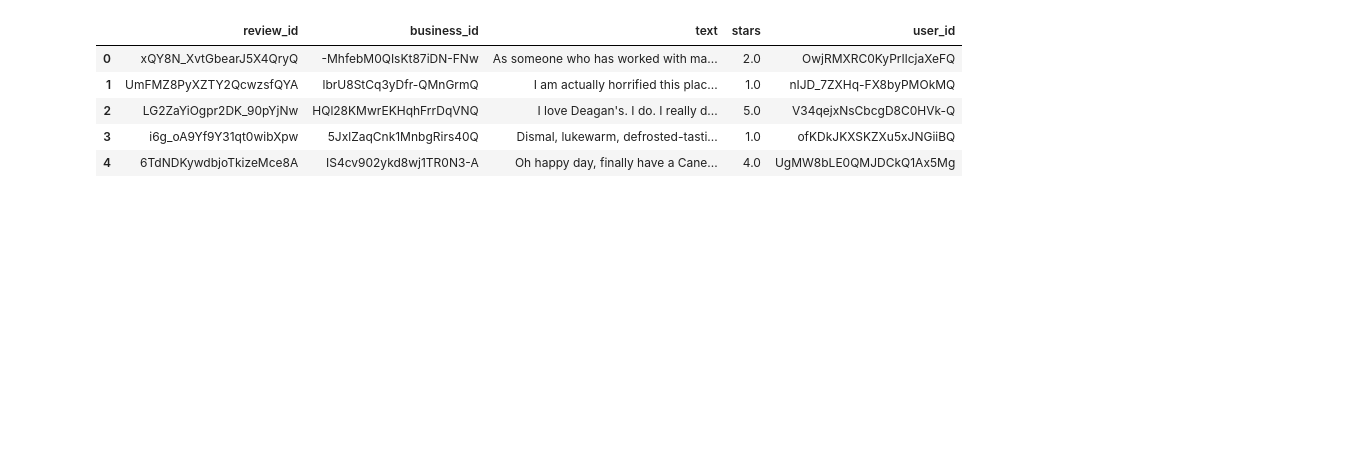
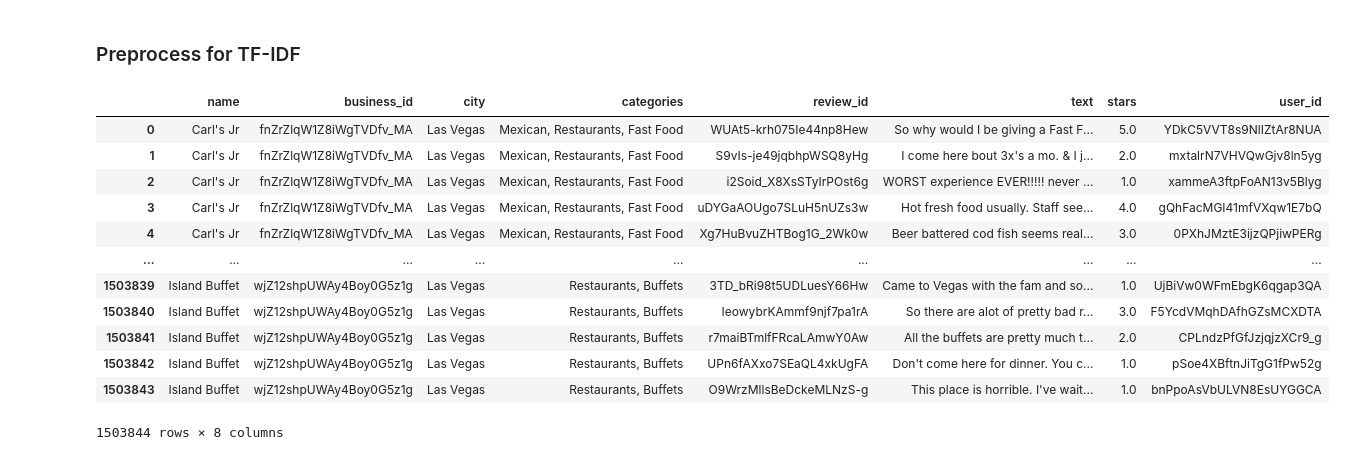
Before and after one commit to Lannnnnnn/LA-Restaurant-recommend, a Jupyter notebook: notebook/TF-IDF content-based recommendation.ipynb, the cells around one changed output. Saved outputs shown, nothing was run; the diff lists cells and outputs as text; code cells hidden in the pictures; blank space fills up the shorter version.

```diff
--- a/notebook/TF-IDF content-based recommendation.ipynb
+++ b/notebook/TF-IDF content-based recommendation.ipynb
@@ -8 +11,7 @@ import os
+# %%
+os.chdir('../')
+las_vegas = pd.read_csv('data/Las_Vegas_user_groupby_review.csv')
+las_vegas_all_reviews = pd.read_csv('data/Las_Vegas_review.csv')
+#reviews = pd.read_csv('data/reviews.csv')
+business = pd.read_csv('data/business.csv')
 # %%
@@ -11,9 +26,0 @@ review = pd.read_csv('data/reviews.csv')
-# %%
-review.head()
-# %% [output]
-|  | review_id | business_id | text | stars | user_id |
-| 0 | xQY8N_XvtGbearJ5X4QryQ | -MhfebM0QIsKt87iDN-FNw | As someone who has worked with ma... | 2.0 | OwjRMXRC0KyPrIlcjaXeFQ |
-| 1 | UmFMZ8PyXZTY2QcwzsfQYA | lbrU8StCq3yDfr-QMnGrmQ | I am actually horrified this plac... | 1.0 | nIJD_7ZXHq-FX8byPMOkMQ |
-| 2 | LG2ZaYiOgpr2DK_90pYjNw | HQl28KMwrEKHqhFrrDqVNQ | I love Deagan's. I do. I really d... | 5.0 | V34qejxNsCbcgD8C0HVk-Q |
-| 3 | i6g_oA9Yf9Y31qt0wibXpw | 5JxlZaqCnk1MnbgRirs40Q | Dismal, lukewarm, defrosted-tasti... | 1.0 | ofKDkJKXSKZXu5xJNGiiBQ |
-| 4 | 6TdNDKywdbjoTkizeMce8A | IS4cv902ykd8wj1TR0N3-A | Oh happy day, finally have a Cane... | 4.0 | UgMW8bLE0QMJDCkQ1Ax5Mg |
@@ -21,0 +36,18 @@ joined_user = review.groupby('user_id').agg(lambda column: ' '.join(column))
+# %% [markdown]
+### Preprocess for TF-IDF
+# %%
+las_vegas_all_reviews
+# %% [output]
+|  | name | business_id | city | categories | review_id | text | stars | user_id |
+| 0 | Carl's Jr | fnZrZlqW1Z8iWgTVDfv_MA | Las Vegas | Mexican, Restaurants, Fast Food | WUAt5-krh075Ie44np8Hew | So why would I be giving a Fast F... | 5.0 | YDkC5VVT8s9NlIZtAr8NUA |
+| 1 | Carl's Jr | fnZrZlqW1Z8iWgTVDfv_MA | Las Vegas | Mexican, Restaurants, Fast Food | S9vIs-je49jqbhpWSQ8yHg | I come here bout 3x's a mo. & I j... | 2.0 | mxtalrN7VHVQwGjv8ln5yg |
+| 2 | Carl's Jr | fnZrZlqW1Z8iWgTVDfv_MA | Las Vegas | Mexican, Restaurants, Fast Food | i2Soid_X8XsSTyIrPOst6g | WORST experience EVER!!!!! never ... | 1.0 | xammeA3ftpFoAN13v5Blyg |
+| 3 | Carl's Jr | fnZrZlqW1Z8iWgTVDfv_MA | Las Vegas | Mexican, Restaurants, Fast Food | uDYGaAOUgo7SLuH5nUZs3w | Hot fresh food usually. Staff see... | 4.0 | gQhFacMGI41mfVXqw1E7bQ |
+| 4 | Carl's Jr | fnZrZlqW1Z8iWgTVDfv_MA | Las Vegas | Mexican, Restaurants, Fast Food | Xg7HuBvuZHTBog1G_2Wk0w | Beer battered cod fish seems real... | 3.0 | 0PXhJMztE3ijzQPjiwPERg |
+| ... | ... | ... | ... | ... | ... | ... | ... | ... |
+| 1503839 | Island Buffet | wjZ12shpUWAy4Boy0G5z1g | Las Vegas | Restaurants, Buffets | 3TD_bRi98t5UDLuesY66Hw | Came to Vegas with the fam and so... | 1.0 | UjBiVw0WFmEbgK6qgap3QA |
+| 1503840 | Island Buffet | wjZ12shpUWAy4Boy0G5z1g | Las Vegas | Restaurants, Buffets | IeowybrKAmmf9njf7pa1rA | So there are alot of pretty bad r... | 3.0 | F5YcdVMqhDAfhGZsMCXDTA |
+| 1503841 | Island Buffet | wjZ12shpUWAy4Boy0G5z1g | Las Vegas | Restaurants, Buffets | r7maiBTmlfFRcaLAmwY0Aw | All the buffets are pretty much t... | 2.0 | CPLndzPfGfJzjqjzXCr9_g |
+| 1503842 | Island Buffet | wjZ12shpUWAy4Boy0G5z1g | Las Vegas | Restaurants, Buffets | UPn6fAXxo7SEaQL4xkUgFA | Don't come here for dinner. You c... | 1.0 | pSoe4XBftnJiTgG1fPw52g |
+| 1503843 | Island Buffet | wjZ12shpUWAy4Boy0G5z1g | Las Vegas | Restaurants, Buffets | O9WrzMllsBeDckeMLNzS-g | This place is horrible. I've wait... | 1.0 | bnPpoAsVbULVN8EsUYGGCA |
+1503844 rows × 8 columns
```
Also changed, not shown: parts of 24 cells of this notebook.
